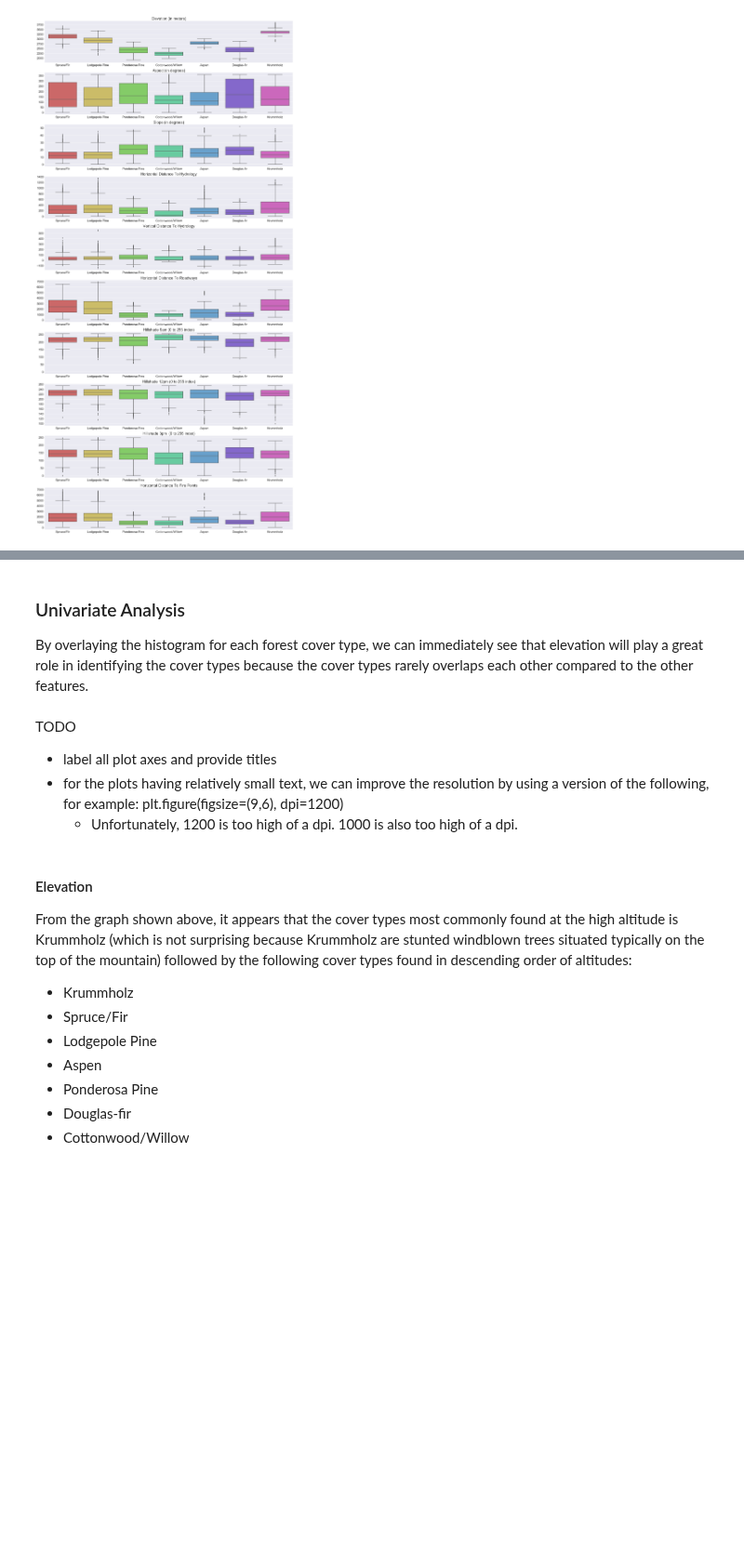
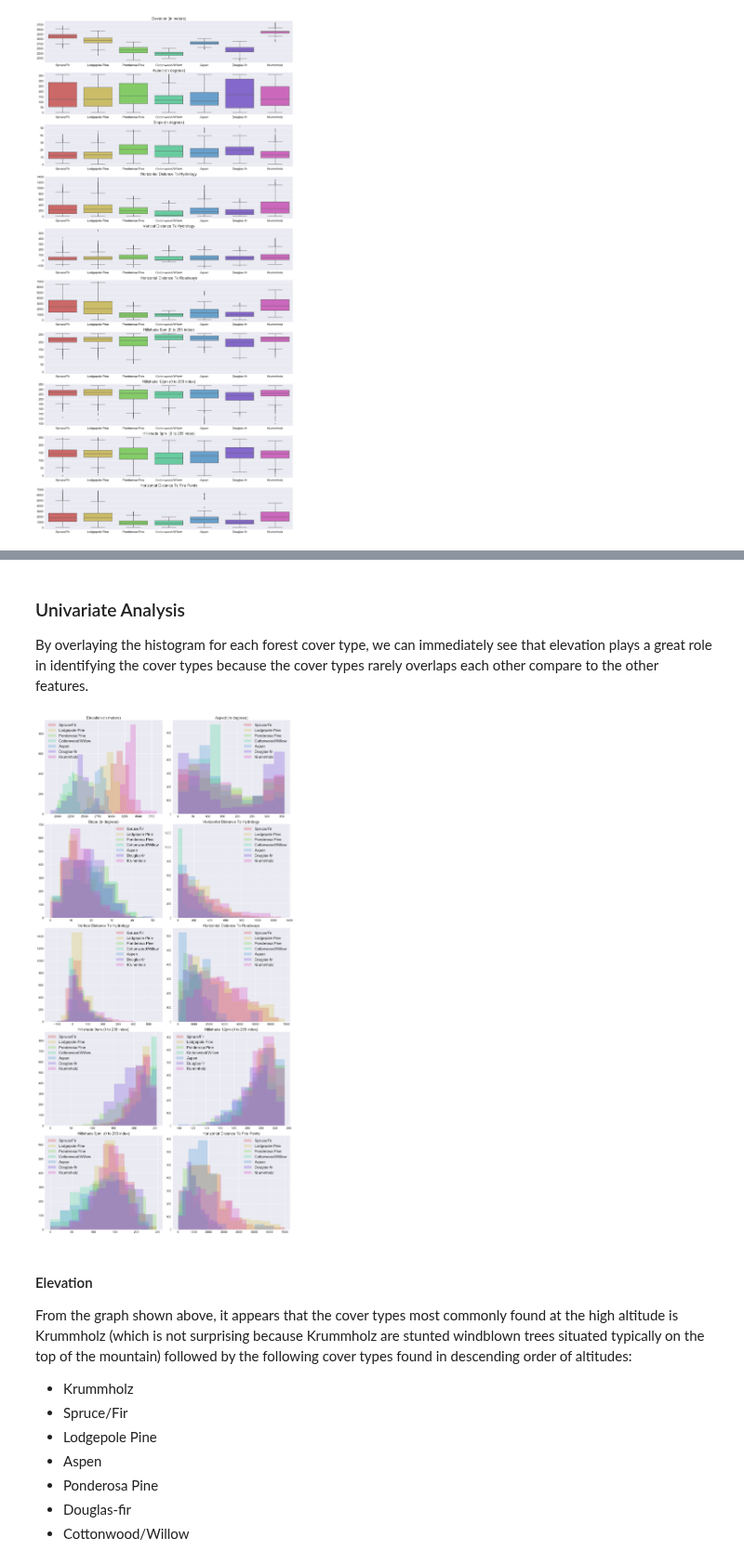
Before and after one commit to tiffapedia/w207-final, a Jupyter notebook: final-update.ipynb, the cells around one changed output, grey strips where cells are left out. Shown at 93% size. Cells and saved outputs as stored; diff of their text form; code cells hidden in the pictures; blank space fills up the shorter version.

```diff
--- a/final-update.ipynb
+++ b/final-update.ipynb
@@ -484,31 +484,32 @@ plt.show()
 # %% [markdown]
 ### Univariate Analysis
 
-By overlaying the histogram for each forest cover type, we can immediately see that elevation will play a great role in identifying the cover types because the cover types rarely overlaps each other compared to the other features.
+By overlaying the histogram for each forest cover type, we can immediately see that elevation plays a great role in identifying the cover types because the cover types rarely overlaps each other compare to the other features.
-# %% [markdown]
-TODO
-- label all plot axes and provide titles
-- for the plots having relatively small text, we can improve the resolution by using a version of the following, for example: plt.figure(figsize=(9,6), dpi=1200)
-  - Unfortunately, 1200 is too high of a dpi. 1000 is also too high of a dpi.
 # %%
 def plot_histogram (feature_name, description, axis):
-    for label, data in train.groupby('Cover_Type')[feature_name]:
-        data.hist(alpha=0.3, ax=axis)
-        axis.set_title(description)
-        axis.legend(labels=cover_labels)
+    for (label, data), color in zip(train.groupby('Cover_Type')[feature_name], rgb_values):
+        data.hist(alpha=0.3, ax=axis, color=color)
+        axis.set_title(description, fontsize='xx-large')
+        axis.legend(labels=cover_labels, fontsize='xx-large')
+        for tick in axis.xaxis.get_major_ticks():
+            tick.label.set_fontsize('x-large')
+        for tick in axis.yaxis.get_major_ticks():
+            tick.label.set_fontsize('x-large')
 
+# plot non-binary features
 ncols = 2
 nrows = len(numerical_vars)//2
-
-fig, axes = plt.subplots(nrows=nrows,ncols=ncols, figsize = (25,40))
+fig, axes = plt.subplots(nrows=nrows,ncols=ncols, figsize = (20,40))
 
 for plot_index, feature_name in enumerate(numerical_vars):
-    i = plot_index//2
-    j = plot_index - (2*i)
-    plot_histogram(feature_name,lookup_numerical_labels[feature_name],axes[i,j])
+    row_index = plot_index//2
+    col_index = plot_index - (2 * row_index)
+    plot_histogram(feature_name, lookup_numerical_labels[feature_name], axes[row_index, col_index])
 
 fig.tight_layout()
 plt.show()
+# %% [output]
+[figure, added]
 # %% [markdown]
 #### Elevation
 
```
Also changed, not shown: parts of 30 cells of this notebook.
